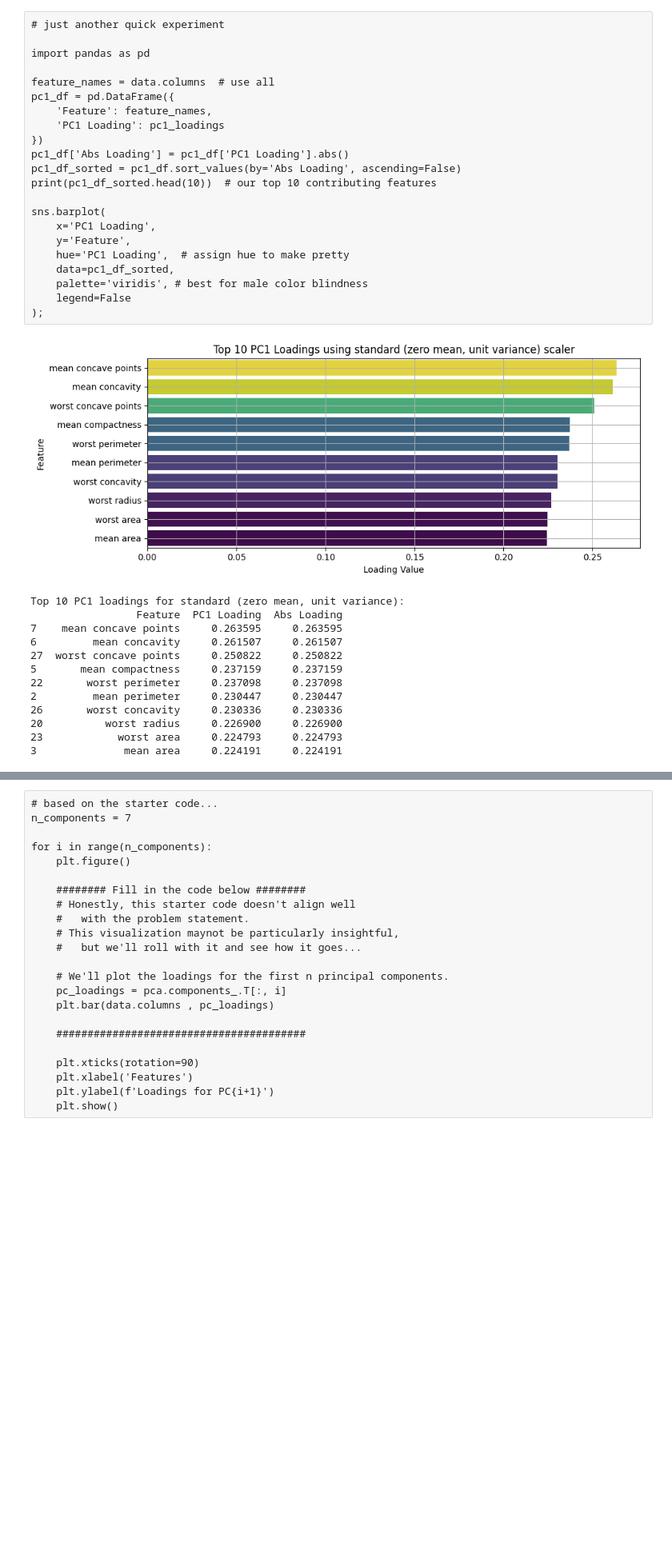
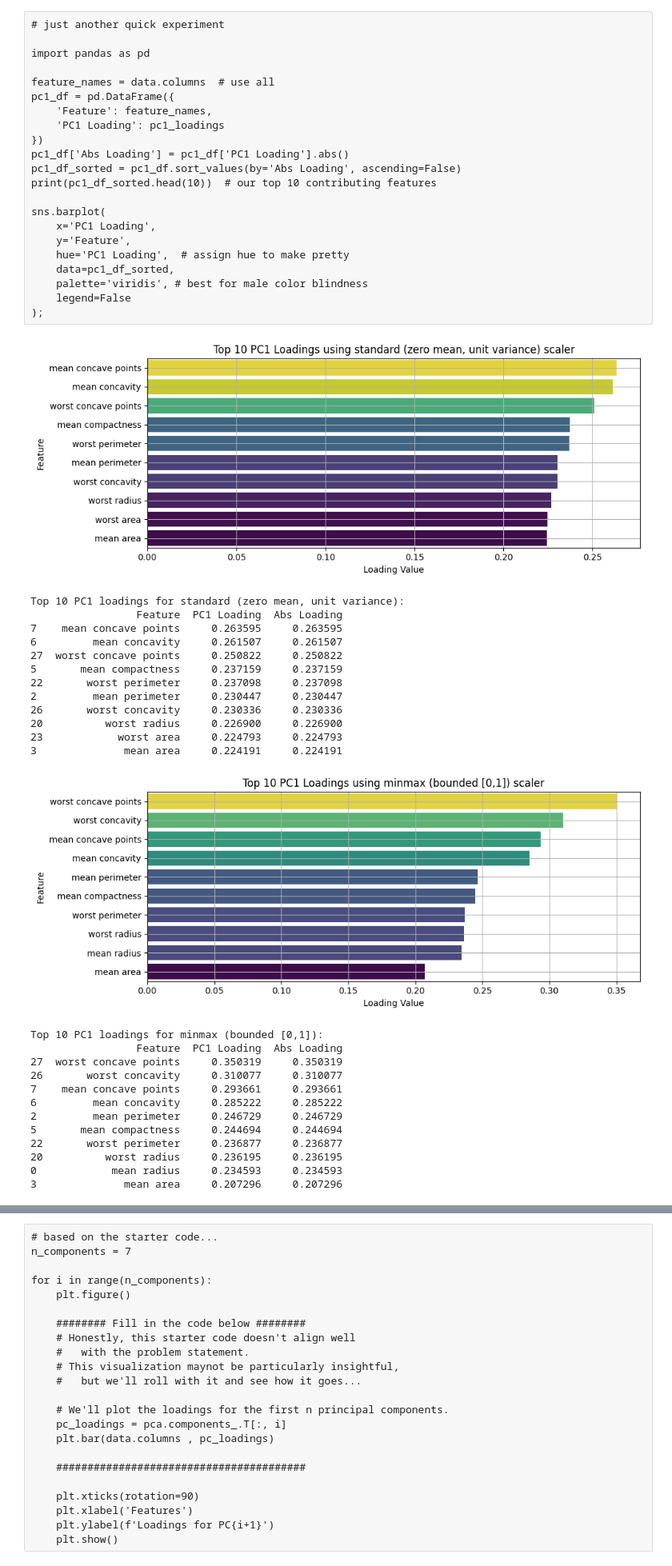
Before and after one commit to fractalclockwork/Chem277B, a Jupyter notebook: hw/HW_03/03_HW.ipynb, the cells around one changed output, grey strips where cells are left out. Shown at 80% size. Cells and saved outputs as stored; diff of their text form; code cells hidden in the pictures; blank space fills up the shorter version.

```diff
--- a/hw/HW_03/03_HW.ipynb
+++ b/hw/HW_03/03_HW.ipynb
@@ -303,8 +332,13 @@ from sklearn.decomposition import PCA
 scalers = {
 #    "null (identity transform)": FunctionTransformer(lambda x: x), # no scaling applied
     "standard (zero mean, unit variance)": StandardScaler(), # vector space: centered and normalized
-#    "minmax (bounded [0,1])": MinMaxScaler(), # affine space: positive semi-definite
-#    "robust (median-centered, IQR-scaled)": RobustScaler(), # resistant to outliers
+    "minmax (bounded [0,1])": MinMaxScaler(), # affine space: positive semi-definite
+    "robust (median-centered, IQR-scaled)": RobustScaler(
+    with_centering=True, # no effect
+    with_scaling=True,
+    quantile_range=(30.0, 70.0),  # tuned to exceed MinMaxScaler (naughty information leaking)
+    unit_variance=False  # no effect
+    ), # resistant to outliers
 #    "maxabs (scaled by max abs value)": MaxAbsScaler() # preserves sparsity, scales to [-1,1]
 }
 
@@ -337,30 +371,43 @@ for name, scaler in scalers.items():
         y='Feature',
         hue='PC1 Loading',
         data=pc1_df_sorted.head(10),
         palette='viridis',
         legend=False
     )
     plt.title(f"Top 10 PC1 Loadings using {name} scaler")
     plt.xlabel("Loading Value")
     plt.ylabel("Feature")
     plt.grid(True)
     plt.tight_layout()
     plt.show()
 
     # report top 10 contributing features
     print(f"\nTop 10 PC1 loadings for {name}:")
     print(pc1_df_sorted.head(10))
 # %% [output]
 [figure]
 Top 10 PC1 loadings for standard (zero mean, unit variance):
                  Feature  PC1 Loading  Abs Loading
 7    mean concave points     0.263595     0.263595
 6         mean concavity     0.261507     0.261507
 27  worst concave points     0.250822     0.250822
 5       mean compactness     0.237159     0.237159
 22       worst perimeter     0.237098     0.237098
 2         mean perimeter     0.230447     0.230447
 26       worst concavity     0.230336     0.230336
 20          worst radius     0.226900     0.226900
 23            worst area     0.224793     0.224793
 3              mean area     0.224191     0.224191
+[figure, added]
+Top 10 PC1 loadings for minmax (bounded [0,1]):
+                 Feature  PC1 Loading  Abs Loading
+27  worst concave points     0.350319     0.350319
+26       worst concavity     0.310077     0.310077
+7    mean concave points     0.293661     0.293661
+6         mean concavity     0.285222     0.285222
+2         mean perimeter     0.246729     0.246729
+5       mean compactness     0.244694     0.244694
+22       worst perimeter     0.236877     0.236877
+20          worst radius     0.236195     0.236195
+0            mean radius     0.234593     0.234593
+3              mean area     0.207296     0.207296
```
Also changed, not shown: parts of 22 cells of this notebook.
